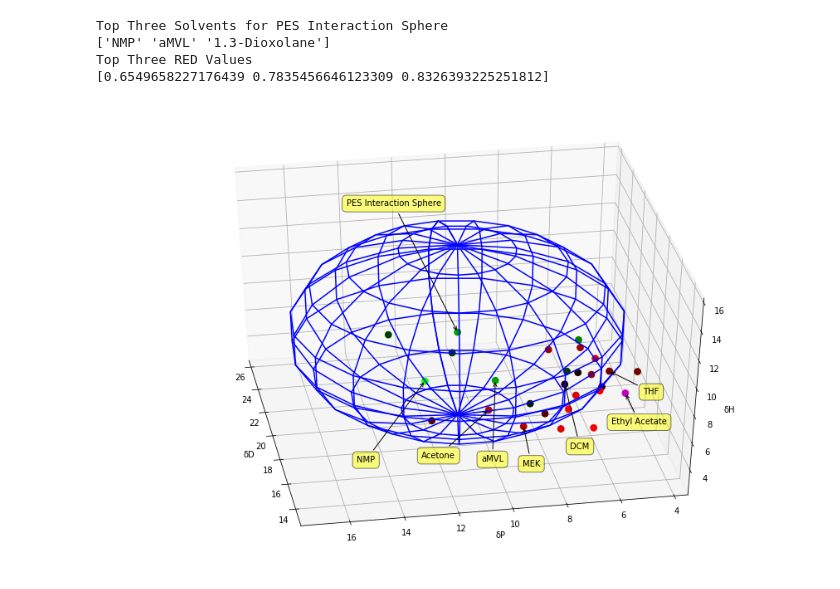
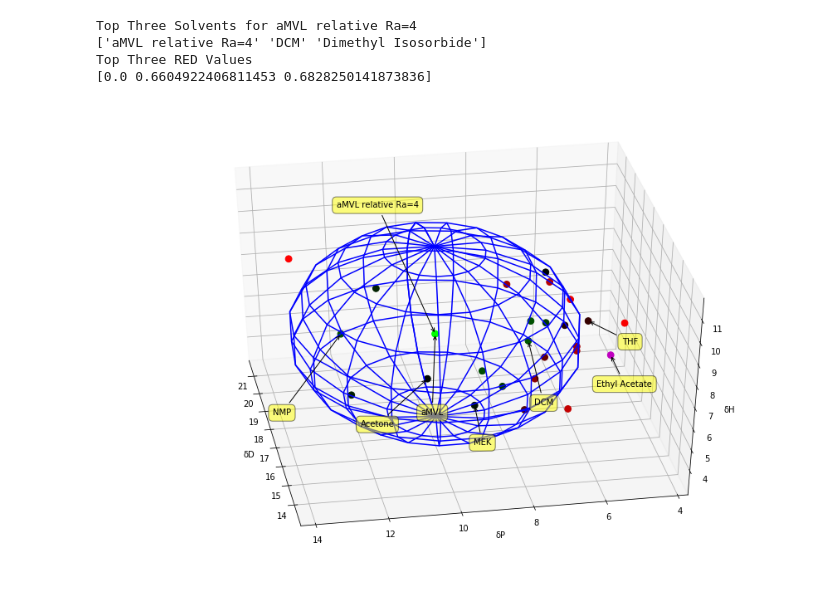
Before and after one commit to neltnerb/Solvent_Chart, a Jupyter notebook: Solvents.ipynb, the cells around one changed output. Drawn from its saved outputs; the diff is of its cells as text; code cells hidden in the pictures.

```diff
--- a/Solvents.ipynb
+++ b/Solvents.ipynb
@@ -56,8 +56,8 @@ fig = plt.figure(figsize=(15, 10))
 ax = fig.add_subplot(111, projection='3d')
 ax.view_init(40, 170)
 
-SelectedPolymer = [D[0], P[0], H[0], ]
-PolymerTitle = 'PES Interaction Sphere'
+SelectedPolymer = [D[0], P[0], H[0], 4]
+PolymerTitle = 'aMVL relative Ra=4'
 
 # And we want to append this datapoint to the graphed data and draw a sphere around it with RED=1
 D = np.append(D, [SelectedPolymer[0]])
@@ -98,34 +98,34 @@ ax.plot_wireframe(x, y, z, color="b")
 
 # Add titles for the desired chemicals.
 #for i in range(0, 25):
 #    addtitle(i)
 addtitle(0, 10, -100)
 addtitle(1, 30, -80)
 addtitle(3, -60, -100)
 addtitle(13, 60, -30)
 addtitle(25, 50, -40)
 addtitle(10, -40, -60)
 addtitle(9, 20, -50)
 addtitle(26, -20, 150)
 
 # Finally, let's produce a list of the best solvents for our chosen polymer.
 
 dtype = [('RED', float), ('D', float), ('P', float), ('H', float), ('Name', 'S22')]
 solvents = np.stack([RED, D, P, H, Names])
 ind = np.argsort(solvents[0,:])
 sorted_solvents = solvents[:,ind]
 print("Top Three Solvents for " + PolymerTitle)
 print(solvents[4,ind[1:4]])
 print("Top Three RED Values")
 print(solvents[0,ind[1:4]])
 
 plt.show()
 
 # This shows each of the provided solvents, as well as the chosen polymer and the polymer's solubility radius.
 # Dots in green fell within the radius and are solvents for the polymer. Dots in red are insoluble.
 # %% [output]
-Top Three Solvents for PES Interaction Sphere
-['NMP' 'aMVL' '1.3-Dioxolane']
+Top Three Solvents for aMVL relative Ra=4
+['aMVL relative Ra=4' 'DCM' 'Dimethyl Isosorbide']
 Top Three RED Values
-[0.6549658227176439 0.7835456646123309 0.8326393225251812]
+[0.0 0.6604922406811453 0.6828250141873836]
-[figure, old version]
+[figure, new version]
```
